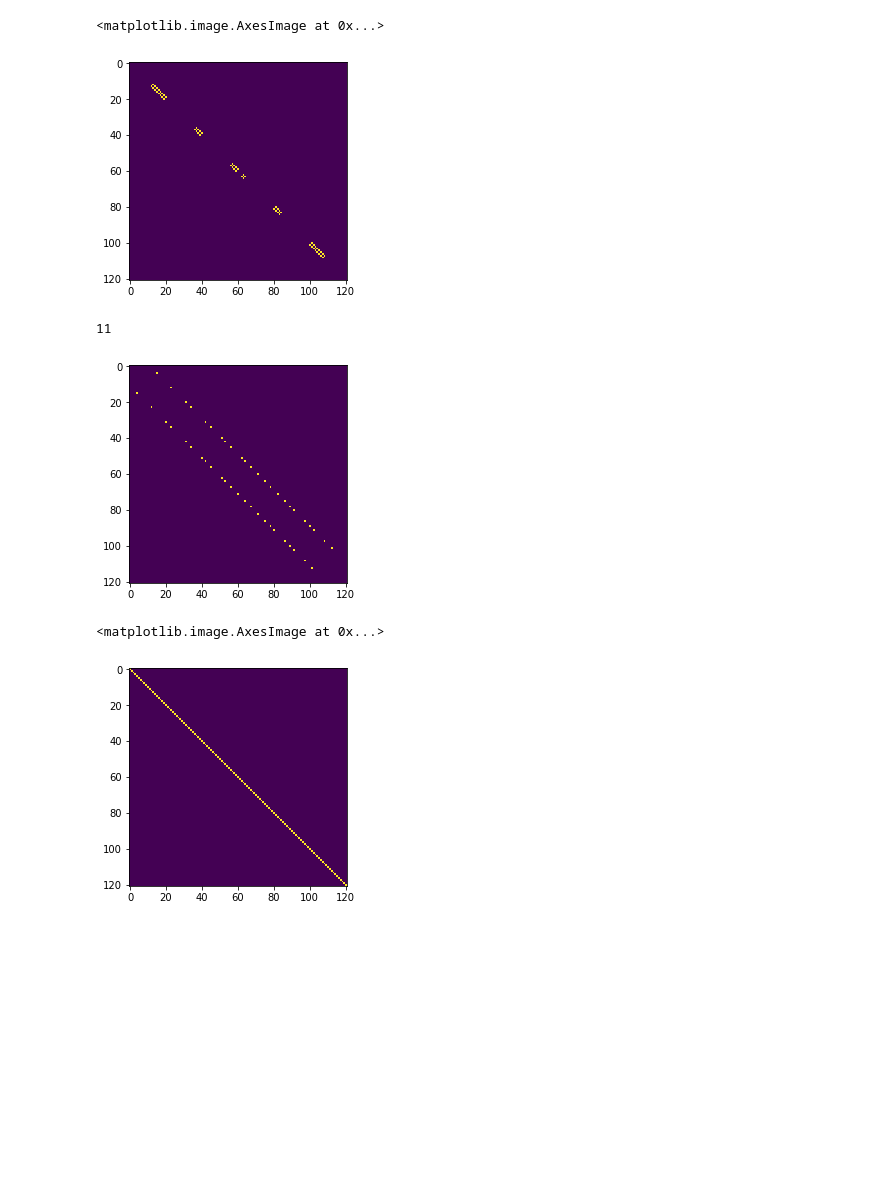
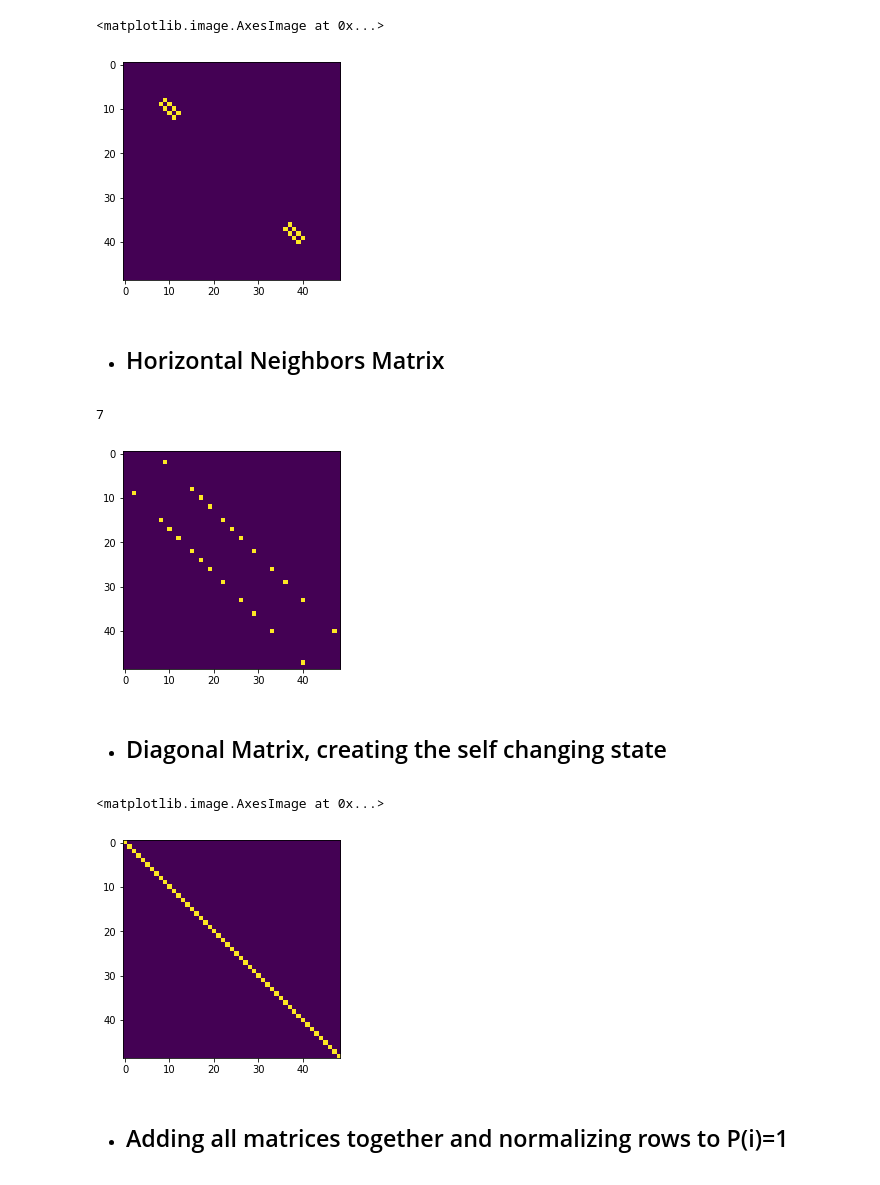
Before and after one commit to haltugyildirim/markovmaze, a Jupyter notebook: markov_maze.ipynb, the cells around one changed output. Cells and saved outputs as stored; diff of their text form; code cells hidden in the pictures; blank space fills up the shorter version.

```diff
--- a/markov_maze.ipynb
+++ b/markov_maze.ipynb
@@ -3,12 +32,4 @@ import pyemma
 # %%
-import numpy
-from numpy.random import random_integers as randint
-import matplotlib as mpl
-import matplotlib.pyplot as pyplot
-import random
-from fractions import Fraction
-import warnings
-
 # Beautify
 warnings.filterwarnings("ignore", category=DeprecationWarning)
 
@@ -22,7 +43,7 @@ def maze(width=50, height=50, complexity=.75, density=.75):
     density    = int(density * ((shape[0] // 2) * (shape[1] // 2)))
 
     # Fill maze with walls
-    Z = numpy.zeros(shape, dtype=float)
+    Z = np.zeros(shape, dtype=float)
 
     # Set borders
     Z[0, :] = Z[-1, :] = 1
@@ -61,7 +82,7 @@ def maze(width=50, height=50, complexity=.75, density=.75):
     return Z
 
 # Generate the maze
-dimension = 11
+dimension = 7
 if dimension == 1:
     dimension = 3
 if dimension % 2 != 0:dimension -=1
@@ -70,18 +91,18 @@ Z = maze(width,height)
 
 # Draw the maze'
 cmap = mpl.colors.ListedColormap(['white', 'red', 'black'])
-figureSize = 10
-pyplot.figure(figsize=(figureSize, figureSize))
-pyplot.imshow(Z, cmap=cmap, interpolation='none')
-pyplot.xticks([]), pyplot.yticks([])
-pyplot.show()
+figureSize = 5
+plt.figure(figsize=(figureSize, figureSize))
+plt.imshow(Z, cmap=cmap, interpolation='none')
+plt.xticks([]), plt.yticks([])
+plt.show()
 
 # Set start and exit as white
 for x in range(width + 1):
     for y in range(height + 1):
         if Z[y, x] == 0.5: Z[y, x] = 0
 M=Z
-print(numpy.sqrt(M.size))
-a=numpy.sqrt(M.size)
-width = height = a.astype(numpy.int64)
+print("size of the maze=", np.sqrt(M.size))
+a=np.sqrt(M.size)
+width = height = a.astype(np.int64)
 # %% [output]
@@ -90,32 +115,36 @@ width = height = a.astype(numpy.int64)
 # %%
 s=(height*width,width*height)
-T=numpy.ones(s)
+T=np.ones(s)
 
+#Deselecting non-transient states(like wall-to-wall or wall-to-state etc.) and diagonal states which no path is possible
 for i in range(width):
     for j in range(height):
         if M[i][j] == 1:
             for m in range(s[0]):
                 for n in range(s[1]):
                     T[i*width+j][n]=0
                     T[m][i*width+j]=0
                     modm= m % 2
                     modn= n % 2
                     if modm==modn:
                         T[m][n]=0
 
-
+#Deselecting the neighbors which their indices only change from the current state with +/-1
 for m in range(s[0]):
     for n in range(s[1]):
         if  abs(m-n)!=1:
             T[m][n]=0
 plt.imshow(T)
 # %% [output]
 <matplotlib.image.AxesImage at 0x...>
-[figure, old version]
+[figure, new version]
+# %% [markdown]
+* ## Horizontal Neighbors Matrix
 # %%
 s=(height*width,width*height)
-G=numpy.ones(s)
+G=np.ones(s)
 
+#Deselecting non-transient states(like wall-to-wall or wall-to-state etc.) and diagonal states which no path is possible
 for i in range(width):
     for j in range(height):
         if M[i][j] == 1:
@@ -128,18 +157,19 @@ for i in range(width):
                     if modm==modn:
                         G[m][n]=0
 
-
+#Deselecting the neighbors which their indices only change from the current state with +/-(sqrt(M.size))
 for m in range(s[0]):
     for n in range(s[1]):
-        if  abs(m-n)!=numpy.sqrt(height*width):
+        if  abs(m-n)!=np.sqrt(height*width):
             G[m][n]=0
 plt.imshow(G)
-print(height)
 # %% [output]
-11
+7
-[figure, old version]
+[figure, new version]
+# %% [markdown]
+* ## Diagonal Matrix, creating the self changing state
 # %%
-O=numpy.zeros(s)
+O=np.zeros(s)
 for m in range(s[0]):
     for n in range(s[1]):
         if m==n:
@@ -147,7 +177,9 @@ for m in range(s[0]):
 plt.imshow(O)
 # %% [output]
 <matplotlib.image.AxesImage at 0x...>
-[figure, old version]
+[figure, new version]
+# %% [markdown]
+* ## Adding all matrices together and normalizing rows to P(i)=1
 # %%
 P=T+G+O
 for row in range(P.shape[0]):
```
Also changed, not shown: parts of 16 cells of this notebook.
